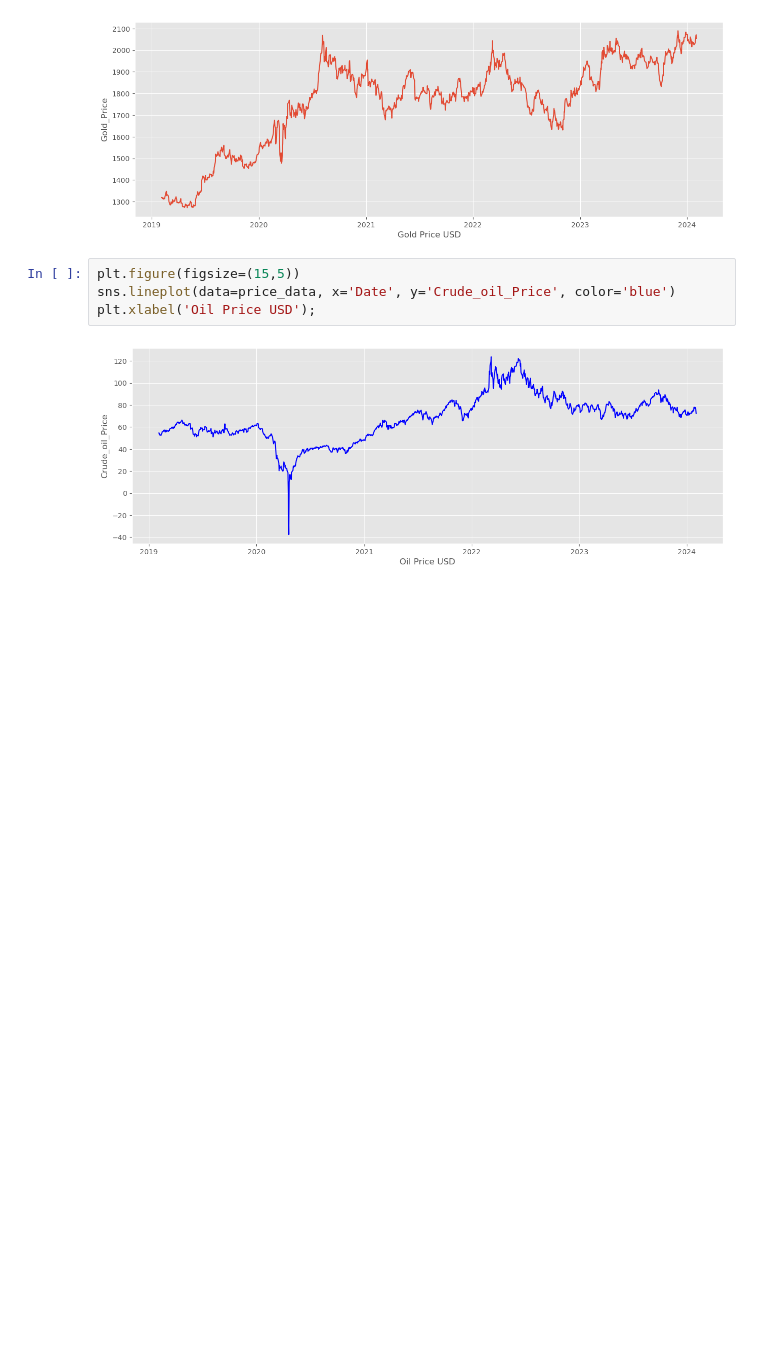
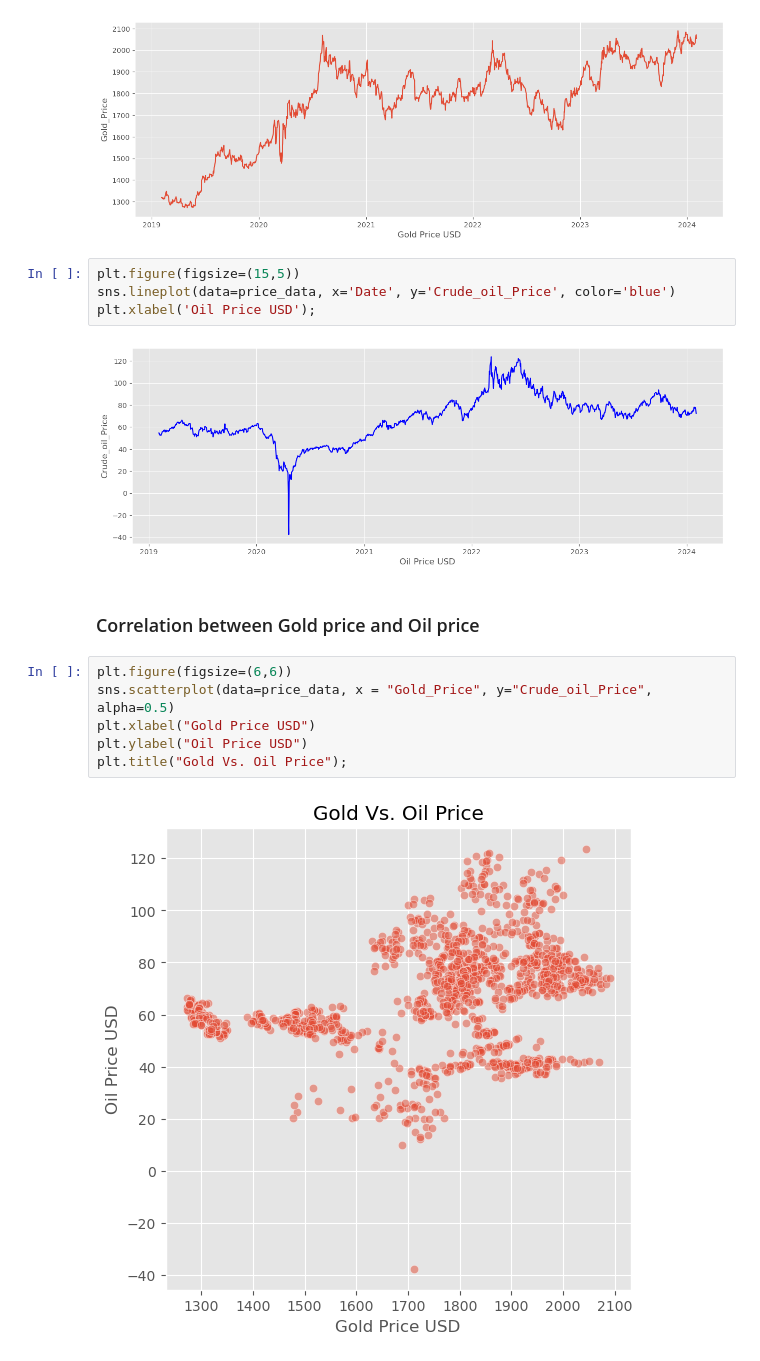
Before and after one commit to loayalabri/Oil-and-Gold-19-24, a Jupyter notebook: AffectOfWar.ipynb, the cells around one changed output. Cells and saved outputs as stored; diff of their text form; blank space fills up the shorter version.

Commit message:
Explored correlation

```diff
--- a/AffectOfWar.ipynb
+++ b/AffectOfWar.ipynb
@@ -162,3 +162,13 @@ sns.lineplot(data=price_data, x='Date', y='Crude_oil_Price', color='blue')
 plt.xlabel('Oil Price USD');
 # %% [output]
 [figure]
+# %% [markdown]
+### Correlation between Gold price and Oil price
+# %%
+plt.figure(figsize=(6,6))
+sns.scatterplot(data=price_data, x = "Gold_Price", y="Crude_oil_Price", alpha=0.5)
+plt.xlabel("Gold Price USD")
+plt.ylabel("Oil Price USD")
+plt.title("Gold Vs. Oil Price");
+# %% [output]
+[figure, added]
```
Also changed, not shown: parts of 3 cells of this notebook.
